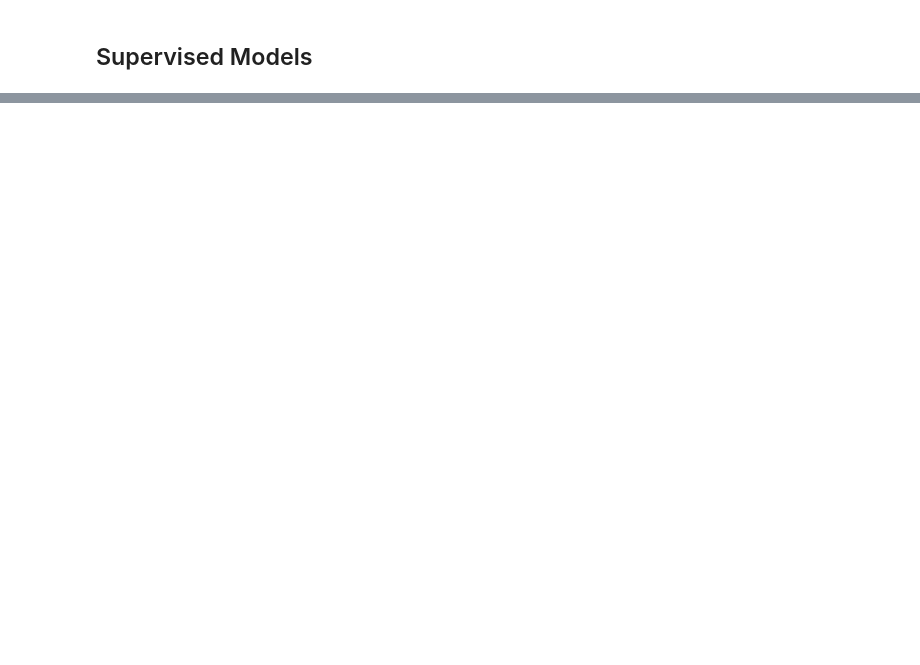
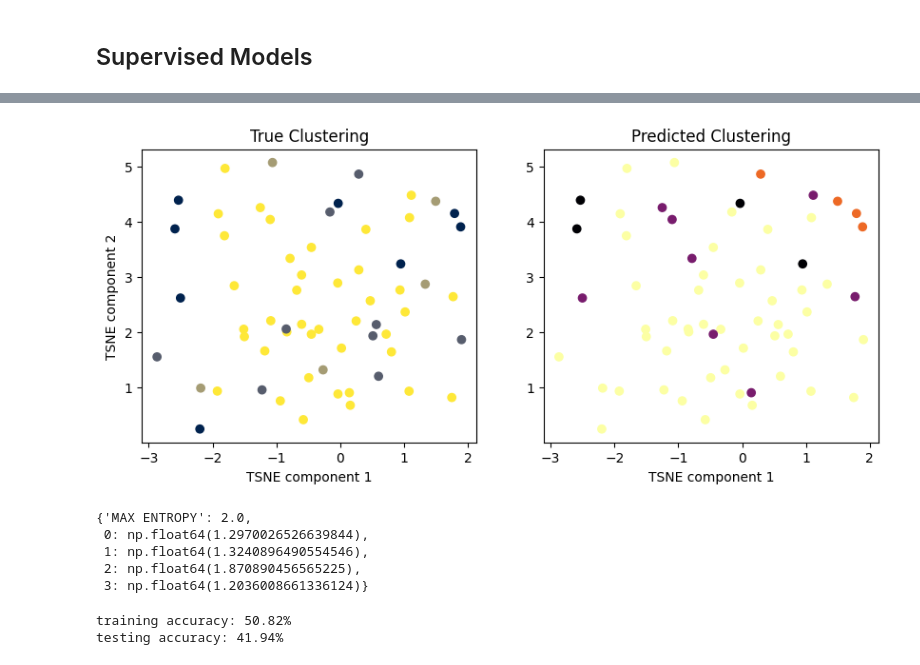
Before and after one commit to calgalvan/277A_Final_Project, a Jupyter notebook: 277A_db_explore.ipynb, the cells around one changed output, grey strips where cells are left out. Drawn from its saved outputs; the diff is of its cells as text; code cells hidden in the pictures; blank space fills up the shorter version.

```diff
--- a/277A_db_explore.ipynb
+++ b/277A_db_explore.ipynb
@@ -284,0 +297,18 @@ accuracy: 61.29%
+# %%
+model_2.visualize_clustering()
+# %% [output]
+[figure, added]
+# %%
+model_2.get_entropy()
+# %% [output]
+{'MAX ENTROPY': 2.0,
+ 0: np.float64(1.2970026526639844),
+ 1: np.float64(1.3240896490554546),
+ 2: np.float64(1.870890456565225),
+ 3: np.float64(1.2036008661336124)}
+# %%
+model_3 = Naive_Bayes_model(4, X_train_scaled, y_train['sfdm2'].values, X_test_scaled, y_test['sfdm2'].values)
+model_3.get_accuracies()
+# %% [output]
+training accuracy: 50.82%
+testing accuracy: 41.94%
```
Also changed, not shown: parts of 11 cells of this notebook.
